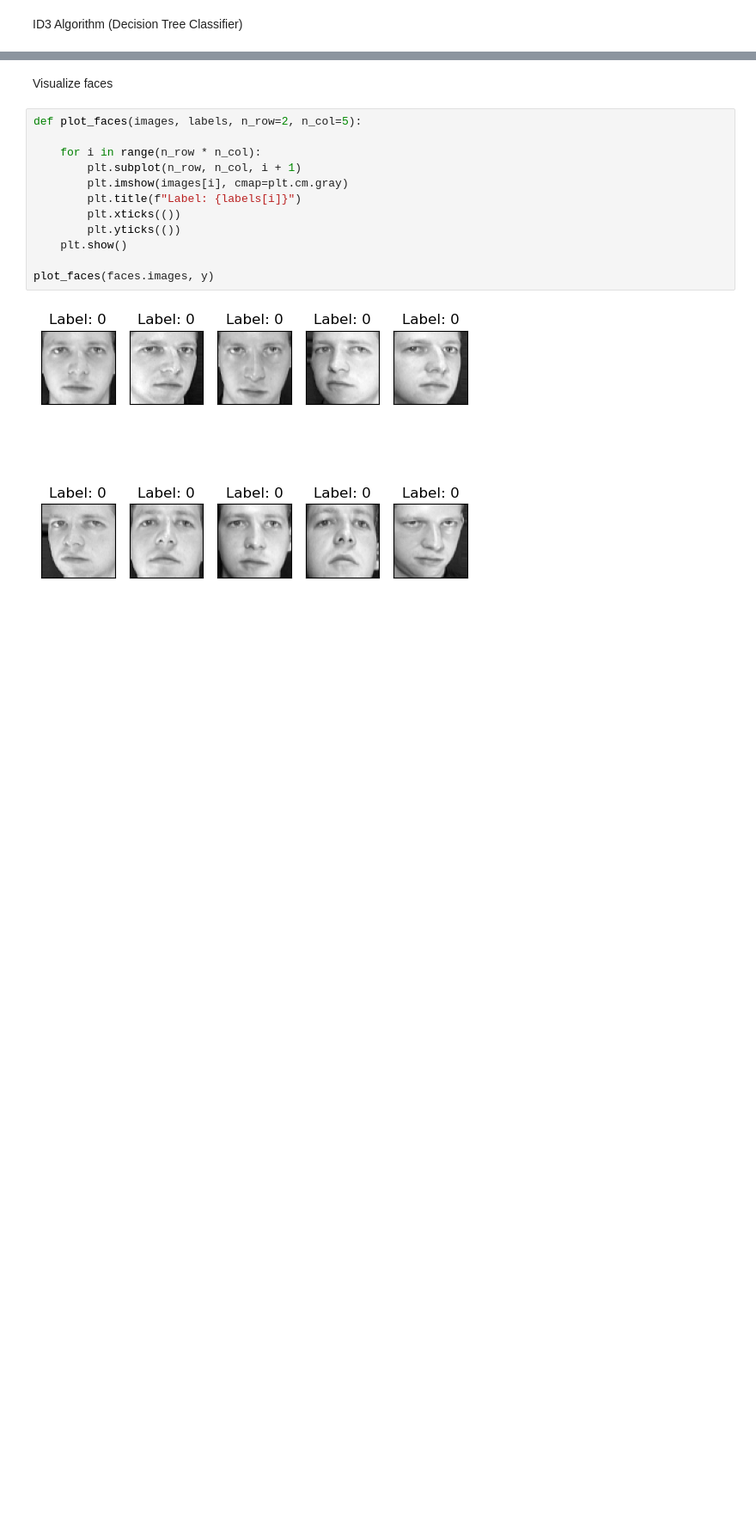
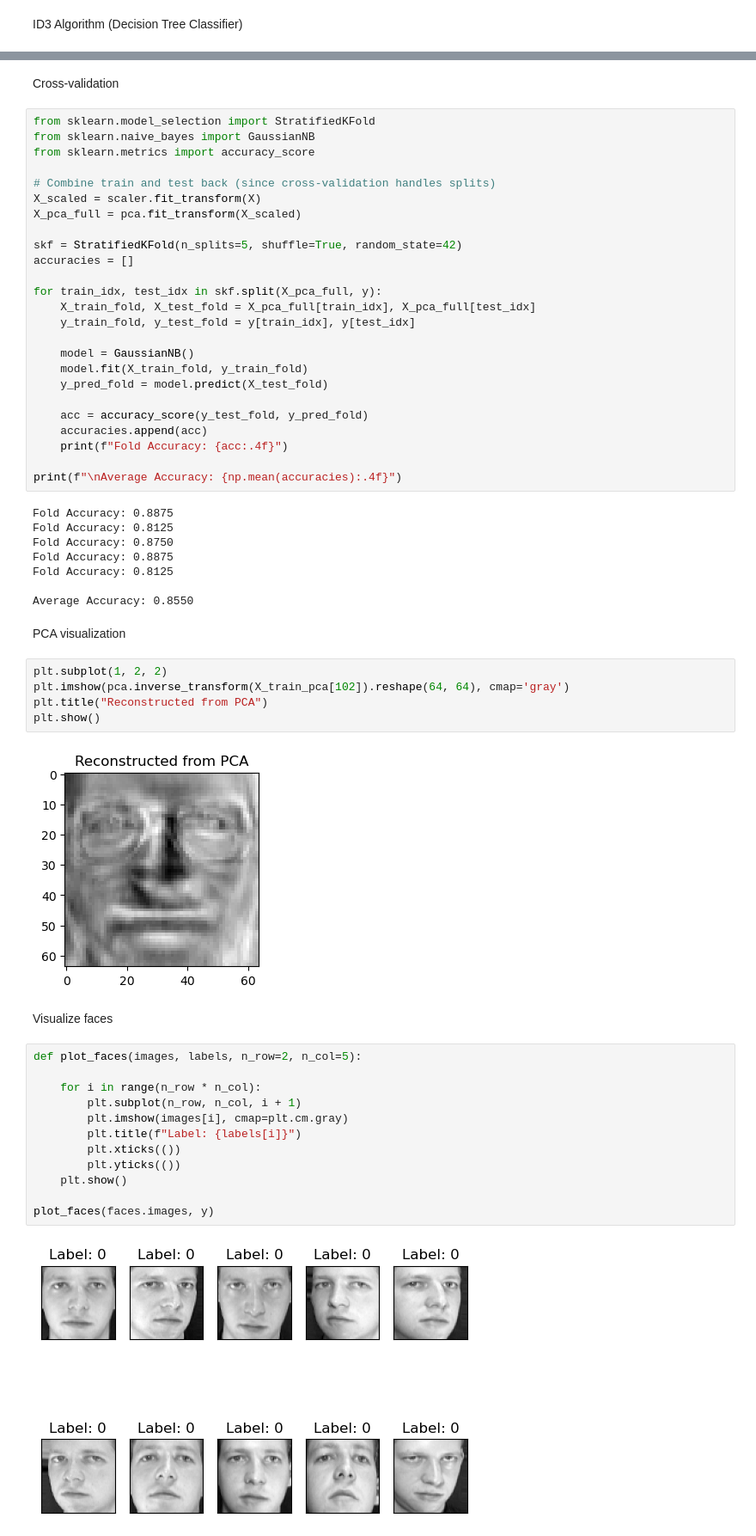
Before and after one commit to AlysterBenedict/AIML_LAB, a Jupyter notebook: olivetti dataset/algorithms.ipynb, the cells around one changed output, grey strips where cells are left out. Shown at 86% size. Saved outputs shown, nothing was run; the diff lists cells and outputs as text; blank space fills up the shorter version.

```diff
--- a/olivetti dataset/algorithms.ipynb
+++ b/olivetti dataset/algorithms.ipynb
@@ -154,3 +152,47 @@ AttributeError: feature_names
+# %% [markdown]
+Cross-validation
+# %%
+from sklearn.model_selection import StratifiedKFold
+from sklearn.naive_bayes import GaussianNB
+from sklearn.metrics import accuracy_score
+
+# Combine train and test back (since cross-validation handles splits)
+X_scaled = scaler.fit_transform(X)
+X_pca_full = pca.fit_transform(X_scaled)
+
+skf = StratifiedKFold(n_splits=5, shuffle=True, random_state=42)
+accuracies = []
+
+for train_idx, test_idx in skf.split(X_pca_full, y):
+    X_train_fold, X_test_fold = X_pca_full[train_idx], X_pca_full[test_idx]
+    y_train_fold, y_test_fold = y[train_idx], y[test_idx]
+
+    model = GaussianNB()
+    model.fit(X_train_fold, y_train_fold)
+    y_pred_fold = model.predict(X_test_fold)
+
+    acc = accuracy_score(y_test_fold, y_pred_fold)
+    accuracies.append(acc)
+    print(f"Fold Accuracy: {acc:.4f}")
+
+print(f"\nAverage Accuracy: {np.mean(accuracies):.4f}")
+# %% [output]
+Fold Accuracy: 0.8875
+Fold Accuracy: 0.8125
+Fold Accuracy: 0.8750
+Fold Accuracy: 0.8875
+Fold Accuracy: 0.8125
+
+Average Accuracy: 0.8550
+# %% [markdown]
+PCA visualization
+# %%
+plt.subplot(1, 2, 2)
+plt.imshow(pca.inverse_transform(X_train_pca[102]).reshape(64, 64), cmap='gray')
+plt.title("Reconstructed from PCA")
+plt.show()
+# %% [output]
+[figure, added]
 # %% [markdown]
 Visualize faces
 # %%
```
Also changed, not shown: parts of 3 cells of this notebook.
